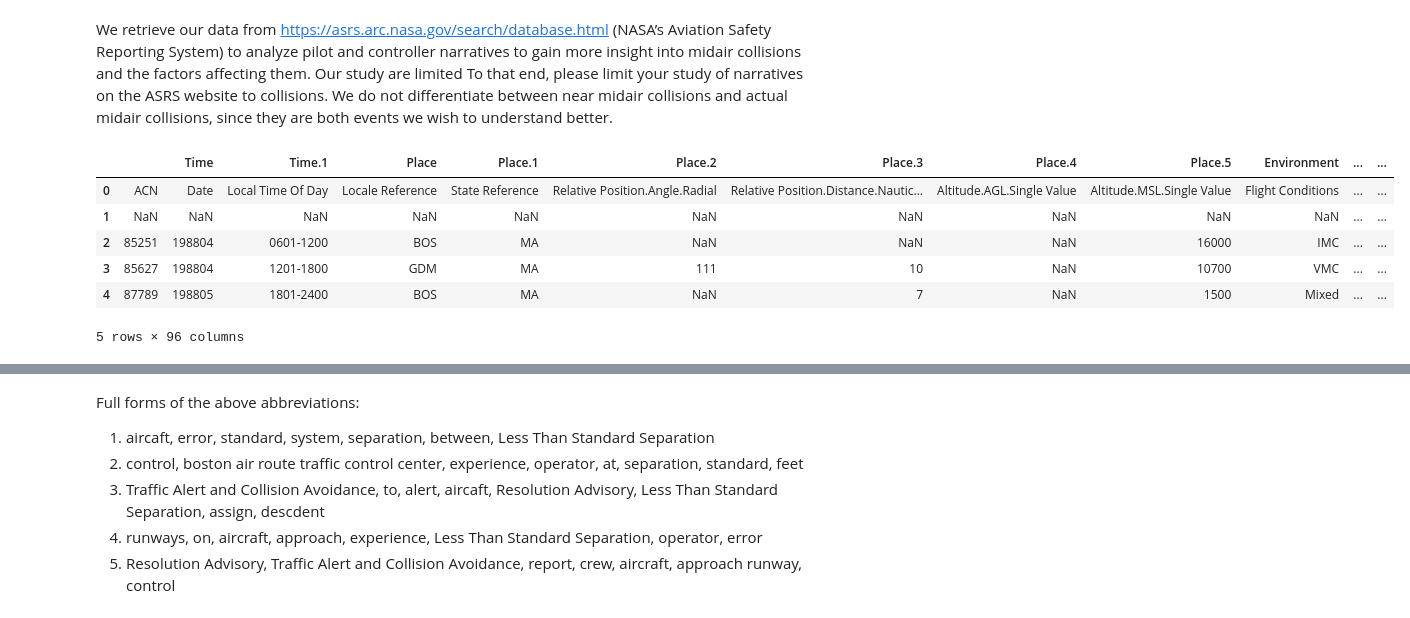
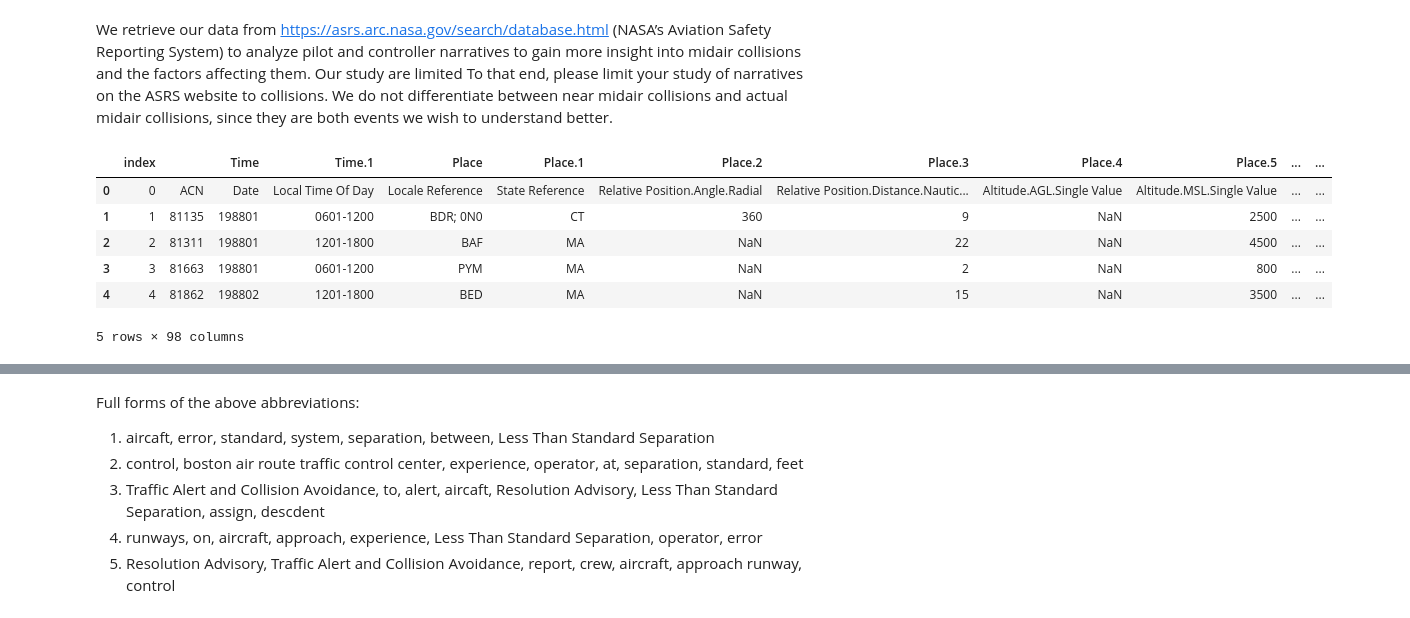
Before and after one commit to lingyigu/acas, a Jupyter notebook: src/data_preprocessing.ipynb, the cells around one changed output, grey strips where cells are left out. Saved outputs shown, nothing was run; the diff lists cells and outputs as text; code cells hidden in the pictures.

```diff
--- a/src/data_preprocessing.ipynb
+++ b/src/data_preprocessing.ipynb
@@ -12,14 +12,16 @@ import matplotlib.pyplot as plt
 # %%
 # Retrieve the data from the csv file
 data = pd.read_csv("ASRS_DBOnline.csv",index_col=0).reset_index()
+# Dropping those who do not have relative distance and
+data = data.dropna(subset=['Place.3','Place.5','Report 1.2']).reset_index()
 data.head()
 # %% [output]
-|  |  | Time | Time.1 | Place | Place.1 | Place.2 | Place.3 | Place.4 | Place.5 | Environment | ... | ... |
-| 0 | ACN | Date | Local Time Of Day | Locale Reference | State Reference | Relative Position.Angle.Radial | Relative Position.Distance.Nautic... | Altitude.AGL.Single Value | Altitude.MSL.Single Value | Flight Conditions | ... | ... |
-| 1 | NaN | NaN | NaN | NaN | NaN | NaN | NaN | NaN | NaN | NaN | ... | ... |
-| 2 | 85251 | 198804 | 0601-1200 | BOS | MA | NaN | NaN | NaN | 16000 | IMC | ... | ... |
-| 3 | 85627 | 198804 | 1201-1800 | GDM | MA | 111 | 10 | NaN | 10700 | VMC | ... | ... |
-| 4 | 87789 | 198805 | 1801-2400 | BOS | MA | NaN | 7 | NaN | 1500 | Mixed | ... | ... |
+|  | index |  | Time | Time.1 | Place | Place.1 | Place.2 | Place.3 | Place.4 | Place.5 | ... | ... |
+| 0 | 0 | ACN | Date | Local Time Of Day | Locale Reference | State Reference | Relative Position.Angle.Radial | Relative Position.Distance.Nautic... | Altitude.AGL.Single Value | Altitude.MSL.Single Value | ... | ... |
+| 1 | 1 | 81135 | 198801 | 0601-1200 | BDR; 0N0 | CT | 360 | 9 | NaN | 2500 | ... | ... |
+| 2 | 2 | 81311 | 198801 | 1201-1800 | BAF | MA | NaN | 22 | NaN | 4500 | ... | ... |
+| 3 | 3 | 81663 | 198801 | 0601-1200 | PYM | MA | NaN | 2 | NaN | 800 | ... | ... |
+| 4 | 4 | 81862 | 198802 | 1201-1800 | BED | MA | NaN | 15 | NaN | 3500 | ... | ... |
-5 rows × 96 columns
+5 rows × 98 columns
 # %%
 # Extracting 2 columns(reports) we care about
```
Also changed, not shown: parts of 16 cells of this notebook.
